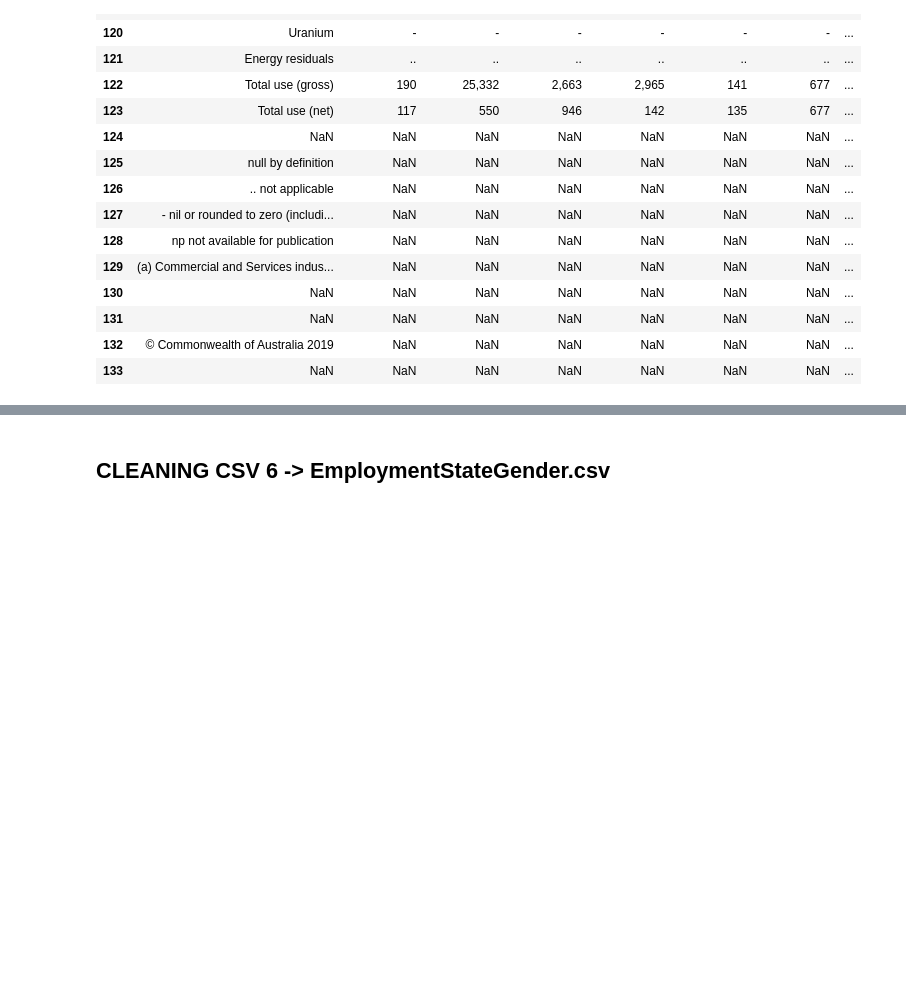
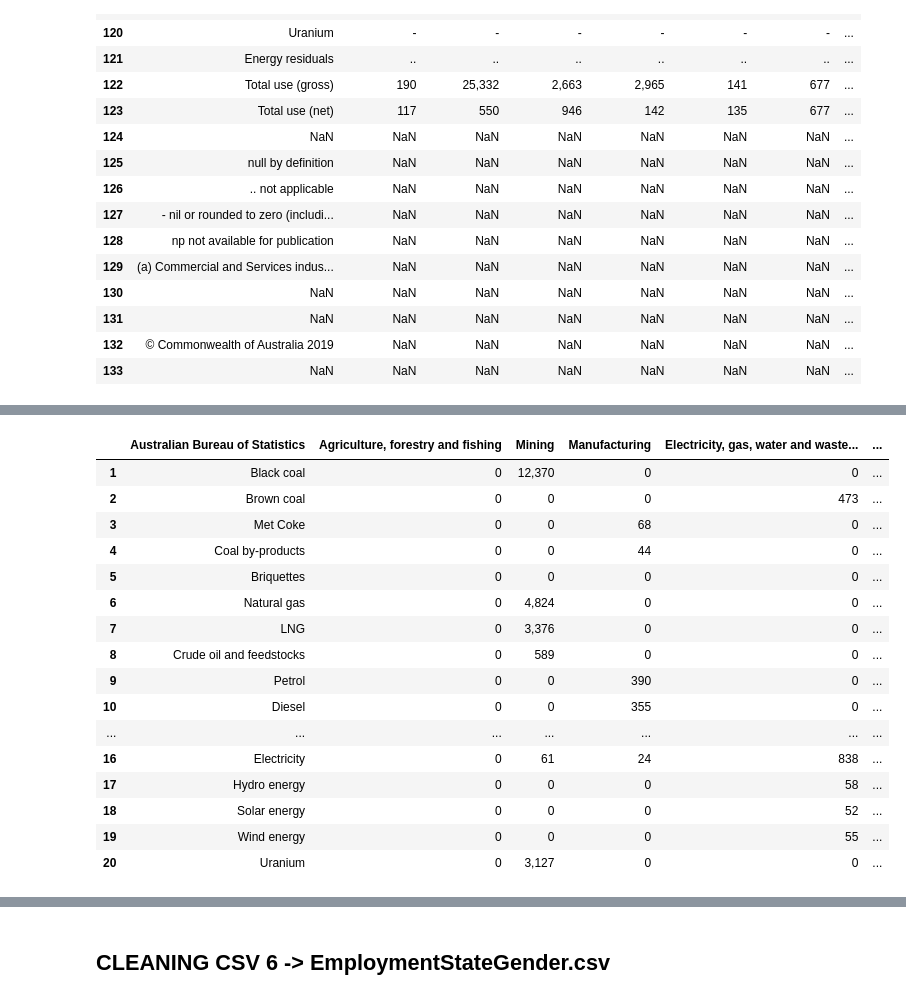
Before and after one commit to natalieddavies/FinalProject, a Jupyter notebook: datasets/cleaning.ipynb, the cells around one changed output, grey strips where cells are left out. Cells and saved outputs as stored; diff of their text form; code cells hidden in the pictures; blank space fills up the shorter version.

```diff
--- a/datasets/cleaning.ipynb
+++ b/datasets/cleaning.ipynb
@@ -373,0 +422,22 @@ gross_physup4.head(50)
+# %%
+production_gross_physup = gross_physup4.iloc[1:21]
+# %%
+production_gross_physup
+# %% [output]
+|  | Australian Bureau of Statistics | Agriculture, forestry and fishing | Mining | Manufacturing | Electricity, gas, water and waste... | ... |
+| 1 | Black coal | 0 | 12,370 | 0 | 0 | ... |
+| 2 | Brown coal | 0 | 0 | 0 | 473 | ... |
+| 3 | Met Coke | 0 | 0 | 68 | 0 | ... |
+| 4 | Coal by-products | 0 | 0 | 44 | 0 | ... |
+| 5 | Briquettes | 0 | 0 | 0 | 0 | ... |
+| 6 | Natural gas | 0 | 4,824 | 0 | 0 | ... |
+| 7 | LNG | 0 | 3,376 | 0 | 0 | ... |
+| 8 | Crude oil and feedstocks | 0 | 589 | 0 | 0 | ... |
+| 9 | Petrol | 0 | 0 | 390 | 0 | ... |
+| 10 | Diesel | 0 | 0 | 355 | 0 | ... |
+| ... | ... | ... | ... | ... | ... | ... |
+| 16 | Electricity | 0 | 61 | 24 | 838 | ... |
+| 17 | Hydro energy | 0 | 0 | 0 | 58 | ... |
+| 18 | Solar energy | 0 | 0 | 0 | 52 | ... |
+| 19 | Wind energy | 0 | 0 | 0 | 55 | ... |
+| 20 | Uranium | 0 | 3,127 | 0 | 0 | ... |
```
Also changed, not shown: parts of 38 cells of this notebook, 5 other files.
